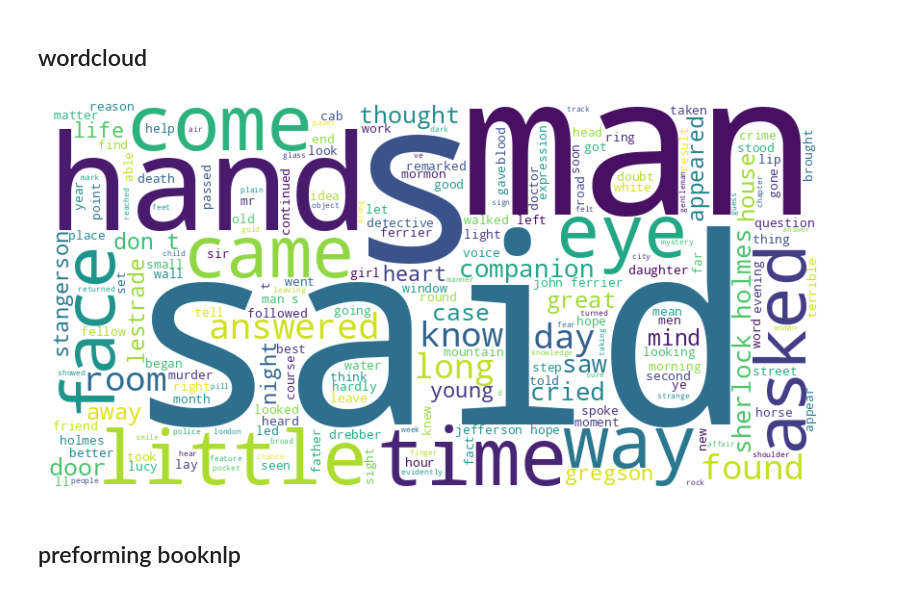
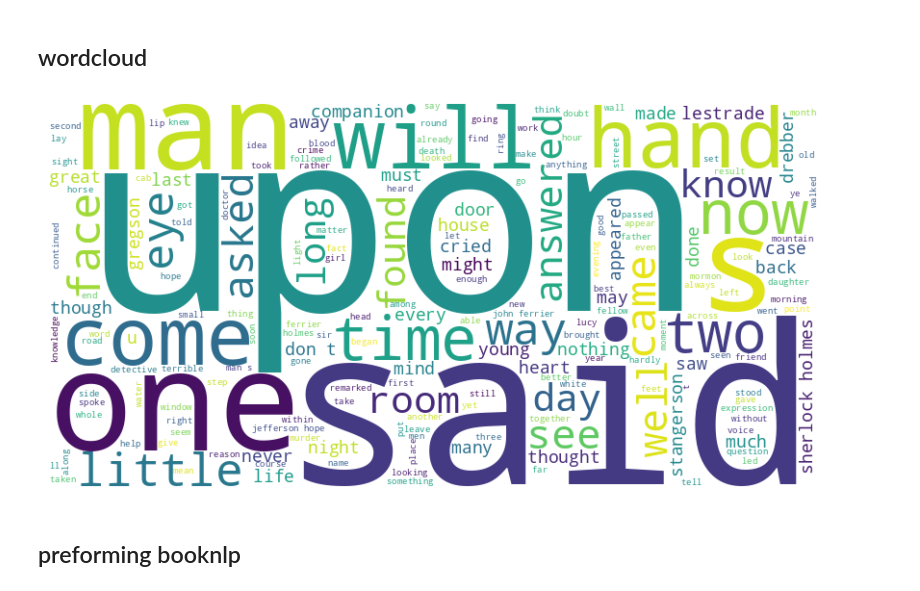
Before and after one commit to mohdabuzaransari9/Interactive-literary-characters-ai, a Jupyter notebook: major_project_to_show.ipynb, the cells around one changed output. Drawn from its saved outputs; the diff is of its cells as text; code cells hidden in the pictures.

```diff
--- a/major_project_to_show.ipynb
+++ b/major_project_to_show.ipynb
@@ -22,16 +43,16 @@ response.encoding = 'utf-8'
 # Check if the request was successful
 if response.status_code == 200:
     # Get the book text from the response
-    book_text = response.text
+    raw_book_text = response.text
 
     # Indent the with block correctly under the if statement
-    with open(file='book.txt', mode='w', encoding='utf-8') as f: # Fixed the file name to be a string. The 'w' should also be a string.
+    with open(file='raw_book.txt', mode='w', encoding='utf-8') as f: # Fixed the file name to be a string. The 'w' should also be a string.
         print('book downloaded')
         print("Book text fetched successfully!")
-        f.write(book_text) # added the file write
+        f.write(raw_book_text) # added the file write
 else:
     print("Failed to fetch book text.")
-book_text = response.text
+raw_book_text = response.text
 # %% [output]
 book downloaded
 Book text fetched successfully!
@@ -48,11 +69,11 @@ book_text[:1000]
 start_marker="*** START OF THE PROJECT GUTENBERG EBOOK"
 end_marker="*** END OF THE PROJECT GUTENBERG EBOOK"
 
-start_index=book_text.find(start_marker)+len(start_marker)
+start_index=raw_book_text.find(start_marker)+len(start_marker)
 
-end_index=book_text.find(end_marker)
+end_index=raw_book_text.find(end_marker)
 
-cleaned_text=book_text[start_index:end_index].strip()
+cleaned_text=raw_book_text[start_index:end_index].strip()
 
 print('remove metadata header and footer')
 # %% [output]
@@ -110,17 +142,17 @@ clean book downloaded
 # %%
 import matplotlib.pyplot as plt
 from wordcloud import WordCloud
 
 # Generate a word cloud
-wordcloud = WordCloud(width=800, height=400, background_color='white').generate(filtered_text)
+wordcloud = WordCloud(width=800, height=400, background_color='white').generate(cleaned_text)
 
 # Plot the word cloud
 plt.figure(figsize=(10, 5))
 plt.imshow(wordcloud, interpolation='bilinear')
 plt.axis('off')
 plt.show()
 # %% [output]
-[figure, old version]
+[figure, new version]
 # %% [markdown]
 ## preforming booknlp
 # %% [markdown]
```
Also changed, not shown: parts of 44 cells of this notebook.
